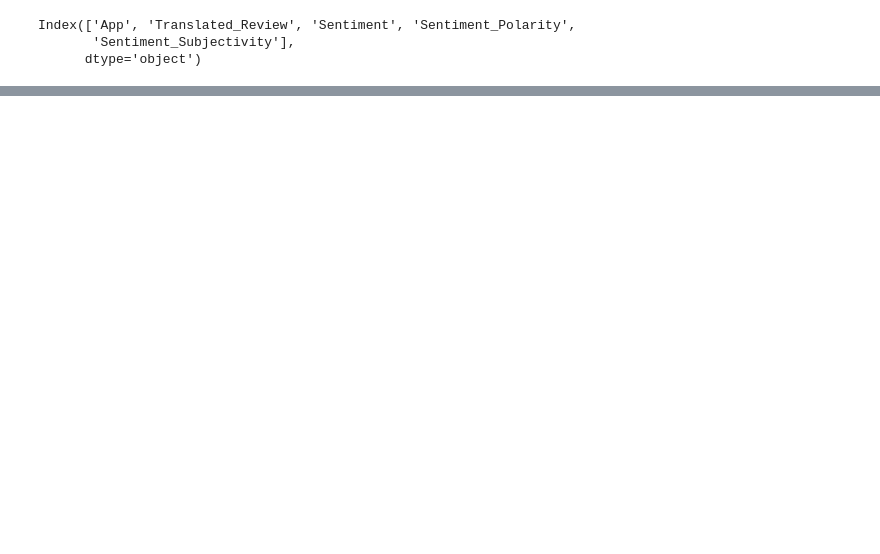
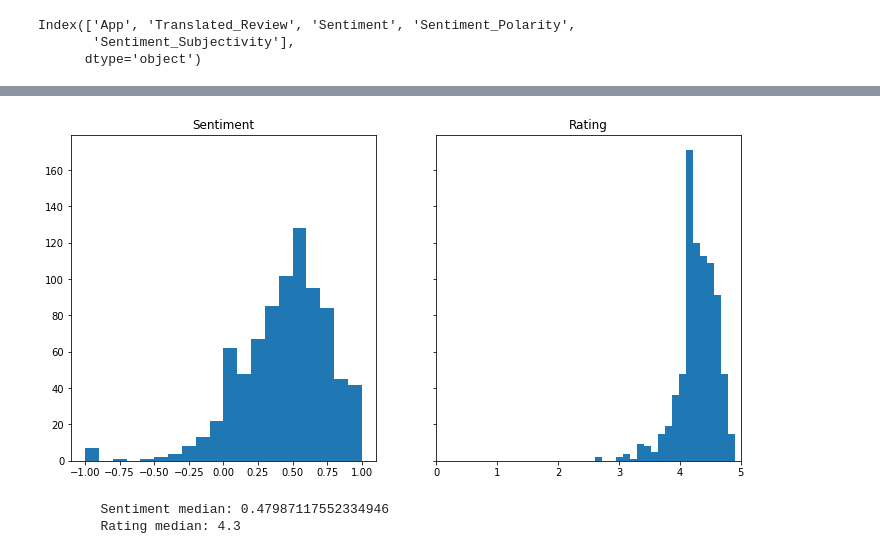
Before and after one commit to raushan9jnv/Raushan_Play_Store_App_Review_Analysis_Capstone_Project, a Jupyter notebook: Raushan_Play_Store_App_Review_Analysis_Capstone_Project.ipynb, the cells around one changed output, grey strips where cells are left out. Cells and saved outputs as stored; diff of their text form; code cells hidden in the pictures; blank space fills up the shorter version.

```diff
--- a/Raushan_Play_Store_App_Review_Analysis_Capstone_Project.ipynb
+++ b/Raushan_Play_Store_App_Review_Analysis_Capstone_Project.ipynb
@@ -35,0 +212,5 @@ Index(['App', 'Translated_Review', 'Sentiment', 'Sentiment_Polarity',
+# %%
+# Here, we obtain the mean for each app by grouping the df
+
+df_reviews_mean = df_reviews.groupby("App").mean().copy()
+df_reviews_mean.info()
@@ -35,0 +219,4 @@ Index(['App', 'Translated_Review', 'Sentiment', 'Sentiment_Polarity',
+# %%
+complete_df = pd.merge(left=df, right=df_reviews_mean, on="App").copy()
+
+complete_df.info()
@@ -35,0 +245,8 @@ Index(['App', 'Translated_Review', 'Sentiment', 'Sentiment_Polarity',
+# %%
+# Drop duplicates
+complete_df.drop_duplicates("App", inplace=True)
+
+# Reset the index since now we have a different number of observations
+complete_df = complete_df.reset_index().drop("index", axis=1).copy()
+
+complete_df
@@ -35,0 +267,8 @@ Index(['App', 'Translated_Review', 'Sentiment', 'Sentiment_Polarity',
+# %%
+# Select columns that will be used
+columns = [0, 1, 2, 3, 5, 6, 8, 9, 13, 14, 15]
+complete_df = complete_df.iloc[:,columns].copy()
+
+# Remove the + and the , at the end of each observation of Installs then convert to int
+complete_df.Installs = [int(obs.replace("+", "").replace(",", "")) for obs in complete_df.Installs]
+complete_df.head()
@@ -35,0 +282,25 @@ Index(['App', 'Translated_Review', 'Sentiment', 'Sentiment_Polarity',
+# %%
+
+# Create the plot for the histograms
+fig, ax = plt.subplots(nrows=1, ncols=2, figsize=(12, 6), sharey=True)
+
+# Create the histograms
+ax[0].hist(complete_df.Sentiment, bins=20)
+ax[1].hist(complete_df.Rating, bins=20)
+ax[1].set_xlim(0, 5)
+
+# Add titles
+ax[0].set_title("Sentiment")
+ax[1].set_title("Rating")
+
+plt.show()
+# %% [output]
+[figure, added]
+# %%
+sentiment_median = np.median(complete_df.Sentiment)
+rating_median = np.median(complete_df.Rating)
+
+print("\tSentiment median: {}\n\tRating median: {}".format(sentiment_median, rating_median))
+# %% [output]
+        Sentiment median: 0.47987117552334946
+        Rating median: 4.3
```
Also changed, not shown: parts of 47 cells of this notebook.
